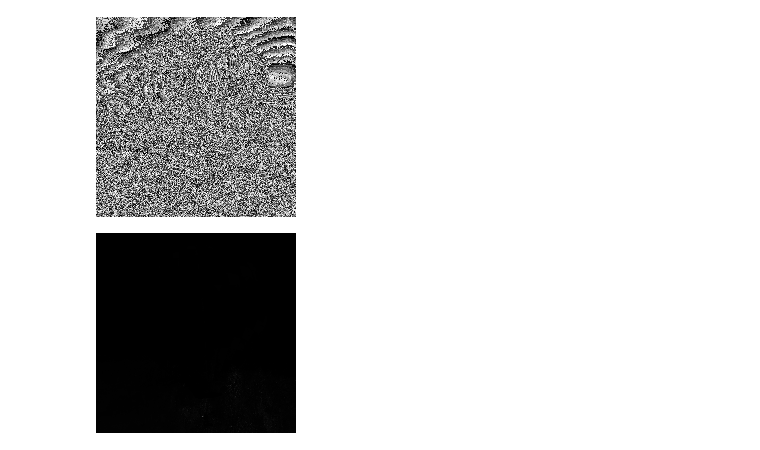
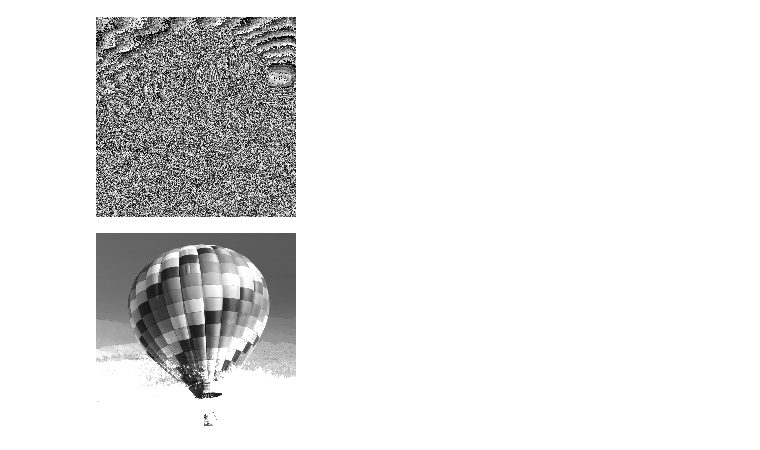
Before and after one commit to RaghavMaskara21/abc, a Jupyter notebook: Experiment_2.ipynb, the cells around one changed output. Drawn from its saved outputs; the diff is of its cells as text; code cells hidden in the pictures.

```diff
--- a/Experiment_2.ipynb
+++ b/Experiment_2.ipynb
@@ -73,7 +73,7 @@ cv2_imshow(multiplication(img , img2))
 [figure]
 # %%
 def division(img1, img2):
-  return np.clip(img1/img2, 0 ,255)
+  return img1/img2*255
 cv2_imshow(division(img , img2))
 # %% [output]
-[figure, old version]
+[figure, new version]
```
